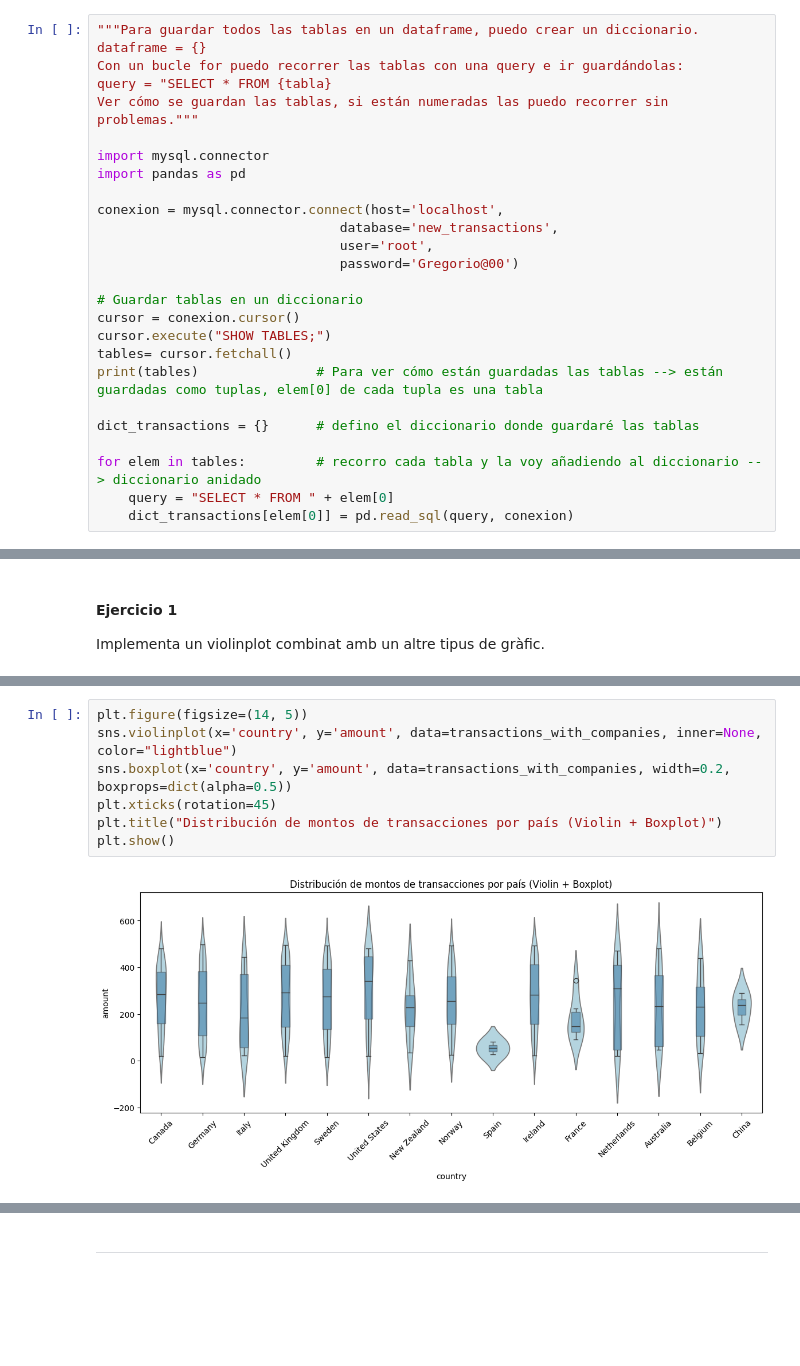
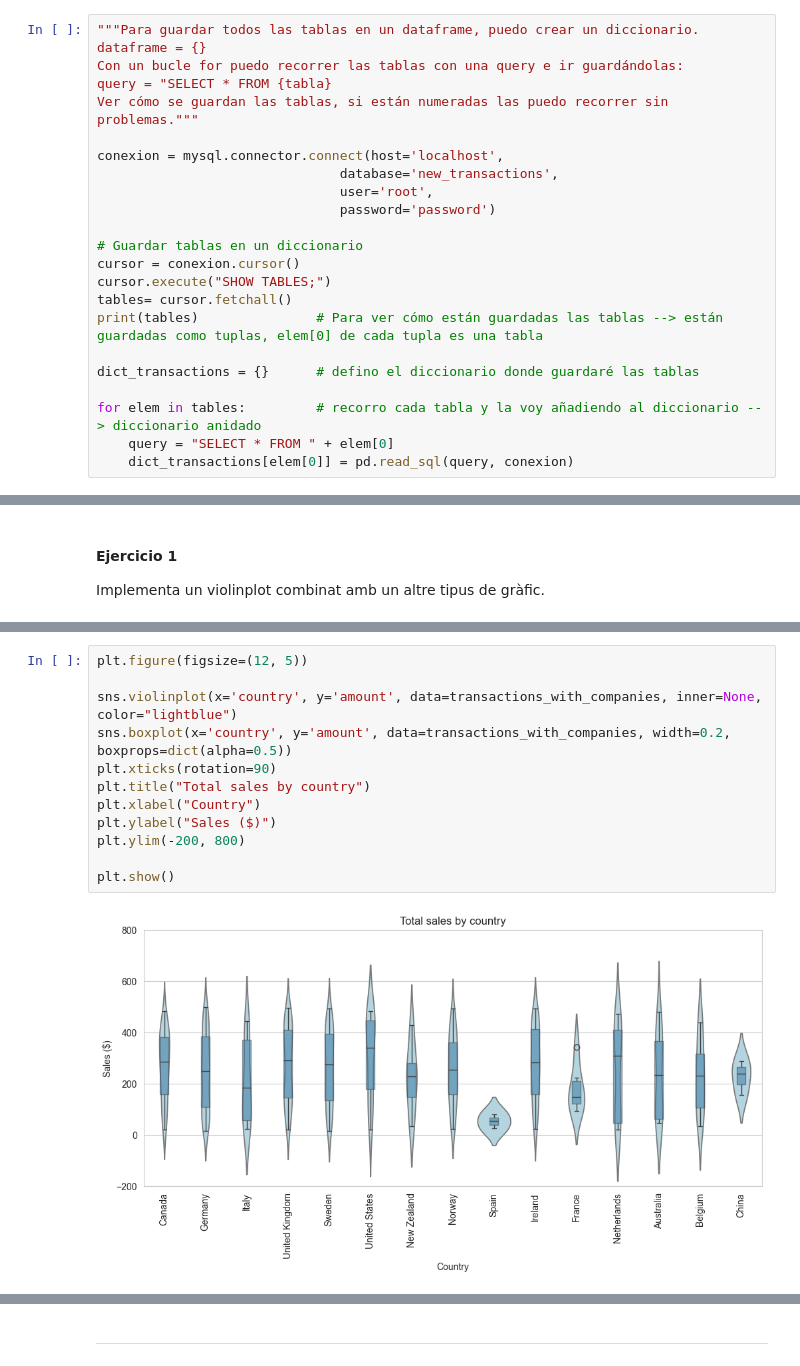
Before and after one commit to Muriburu/ITAcademy, a Jupyter notebook: Sprint 8 - Visualitzacions en Python Scripts en Power BI/Tarea S801.ipynb, the cells around one changed output, grey strips where cells are left out. Saved outputs shown, nothing was run; the diff lists cells and outputs as text; blank space fills up the shorter version.

```diff
--- a/Sprint 8 - Visualitzacions en Python Scripts en Power BI/Tarea S801.ipynb
+++ b/Sprint 8 - Visualitzacions en Python Scripts en Power BI/Tarea S801.ipynb
@@ -57,13 +26,10 @@ Con un bucle for puedo recorrer las tablas con una query e ir guardándolas:
 query = "SELECT * FROM {tabla}
 Ver cómo se guardan las tablas, si están numeradas las puedo recorrer sin problemas."""
 
-import mysql.connector
-import pandas as pd
-
 conexion = mysql.connector.connect(host='localhost',
                                database='new_transactions',
                                user='root',
-                               password='Gregorio@00')
+                               password='password')
 
 # Guardar tablas en un diccionario
 cursor = conexion.cursor()
@@ -637,9 +636,14 @@ Implementa un violinplot combinat amb un altre tipus de gràfic.
 # %%
-plt.figure(figsize=(14, 5))
+plt.figure(figsize=(12, 5))
+
 sns.violinplot(x='country', y='amount', data=transactions_with_companies, inner=None, color="lightblue")
 sns.boxplot(x='country', y='amount', data=transactions_with_companies, width=0.2, boxprops=dict(alpha=0.5))
-plt.xticks(rotation=45)
-plt.title("Distribución de montos de transacciones por país (Violin + Boxplot)")
+plt.xticks(rotation=90)
+plt.title("Total sales by country")
+plt.xlabel("Country")
+plt.ylabel("Sales ($)")
+plt.ylim(-200, 800)
+
 plt.show()
 # %% [output]
-[figure, old version]
+[figure, new version]
```
Also changed, not shown: parts of 27 cells of this notebook.
